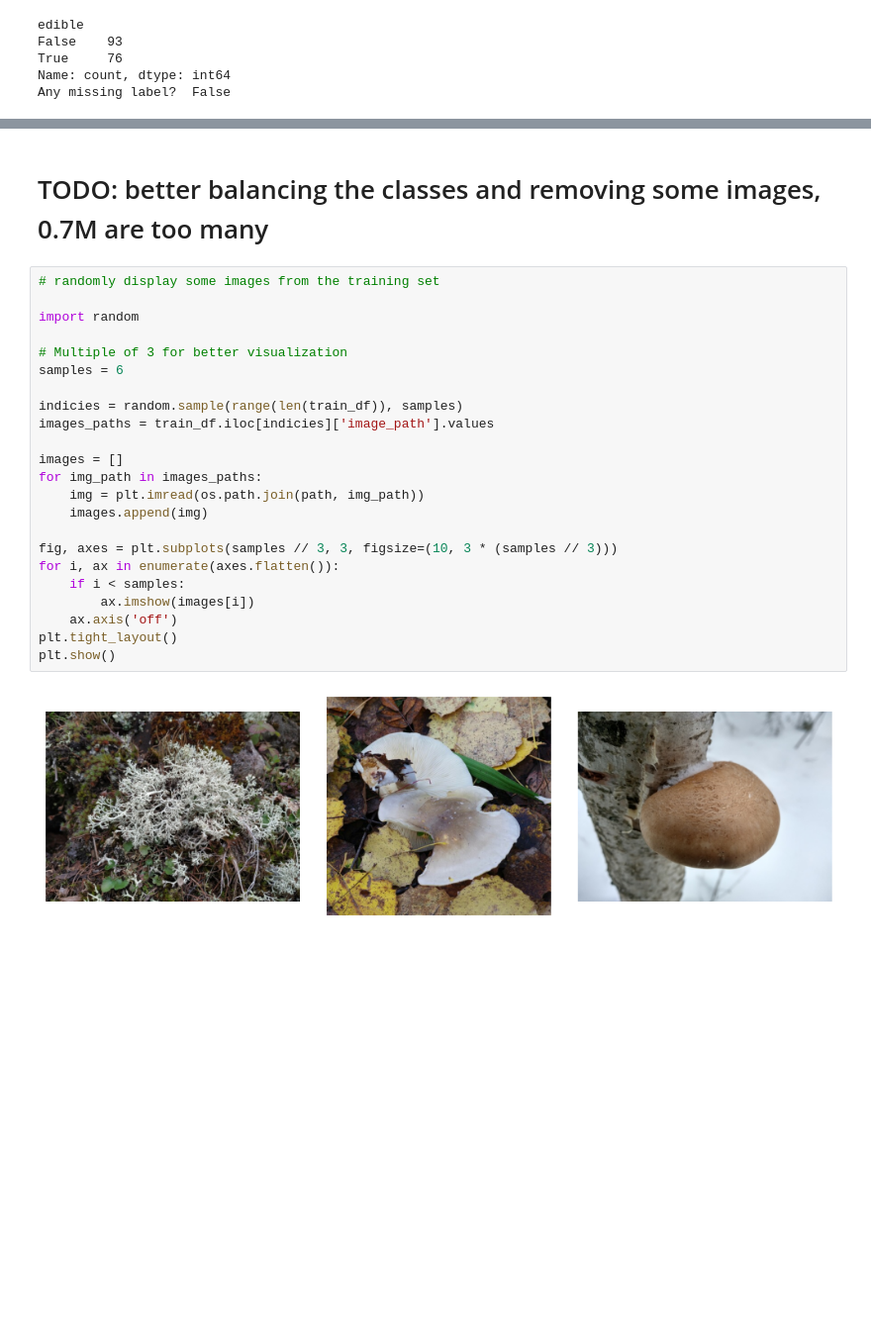
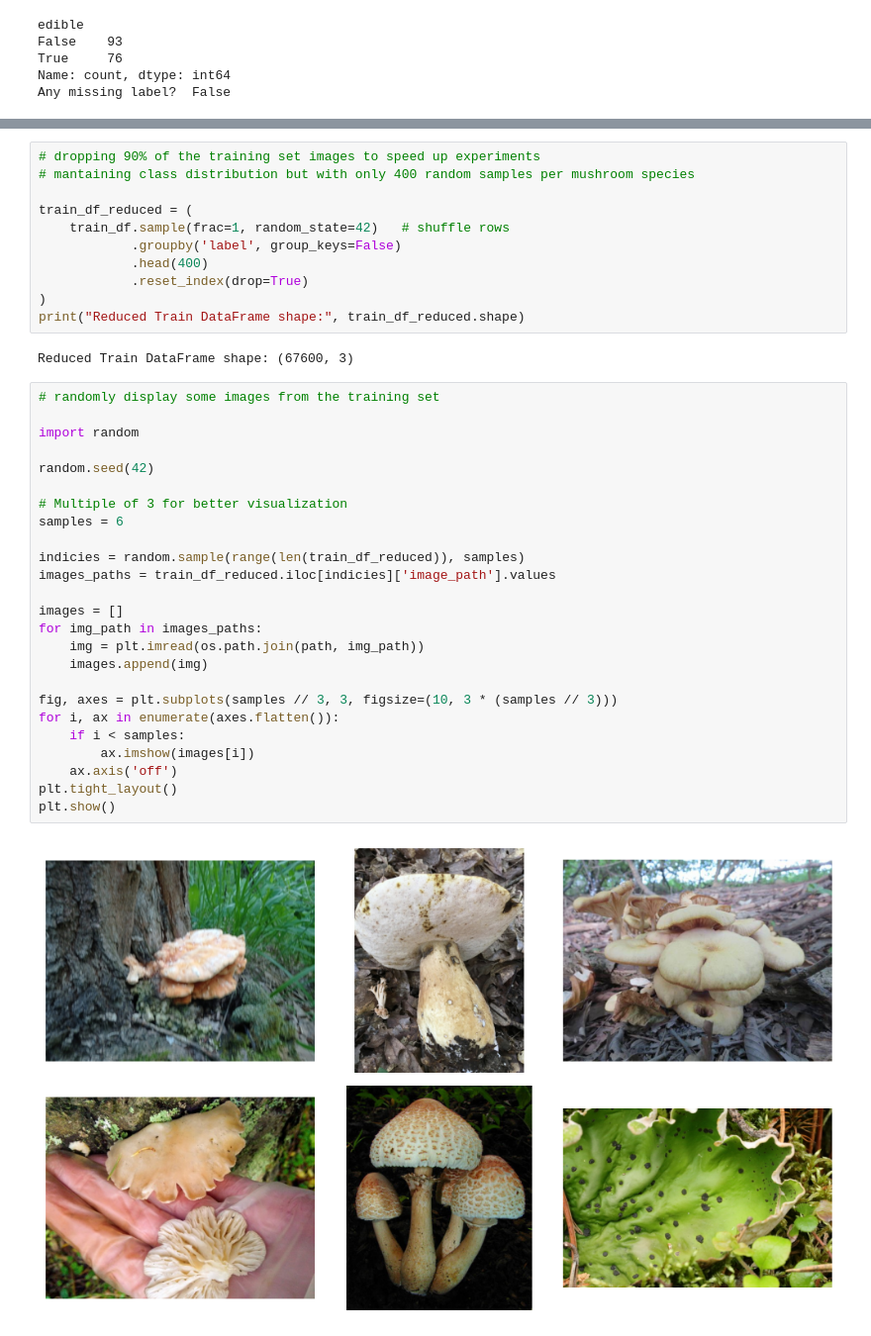
Before and after one commit to Eb3ls/mushroom_classification, a Jupyter notebook: main.ipynb, the cells around one changed output, grey strips where cells are left out. Shown at 99% size. Cells and saved outputs as stored; diff of their text form; blank space fills up the shorter version.

Commit message:
reduced train df to have only 400 images per species and plotted the distribution of image sizes

```diff
--- a/main.ipynb
+++ b/main.ipynb
@@ -179,27 +182,40 @@ test set: 3164
-# %% [markdown]
-# TODO: better balancing the classes and removing some images, 0.7M are too many
+# %%
+# dropping 90% of the training set images to speed up experiments
+# mantaining class distribution but with only 400 random samples per mushroom species
+
+train_df_reduced = (
+    train_df.sample(frac=1, random_state=42)   # shuffle rows
+            .groupby('label', group_keys=False)
+            .head(400)
+            .reset_index(drop=True)
+)
+print("Reduced Train DataFrame shape:", train_df_reduced.shape)
+# %% [output]
+Reduced Train DataFrame shape: (67600, 3)
 # %%
 # randomly display some images from the training set
 
 import random
 
+random.seed(42)
+
 # Multiple of 3 for better visualization
 samples = 6
 
-indicies = random.sample(range(len(train_df)), samples)
-images_paths = train_df.iloc[indicies]['image_path'].values
+indicies = random.sample(range(len(train_df_reduced)), samples)
+images_paths = train_df_reduced.iloc[indicies]['image_path'].values
 
 images = []
 for img_path in images_paths:
     img = plt.imread(os.path.join(path, img_path))
     images.append(img)
 
 fig, axes = plt.subplots(samples // 3, 3, figsize=(10, 3 * (samples // 3)))
 for i, ax in enumerate(axes.flatten()):
     if i < samples:
         ax.imshow(images[i])
     ax.axis('off')
 plt.tight_layout()
 plt.show()
 # %% [output]
-[figure, old version]
+[figure, new version]
```
Also changed, not shown: parts of 3 cells of this notebook, 1 other file.
